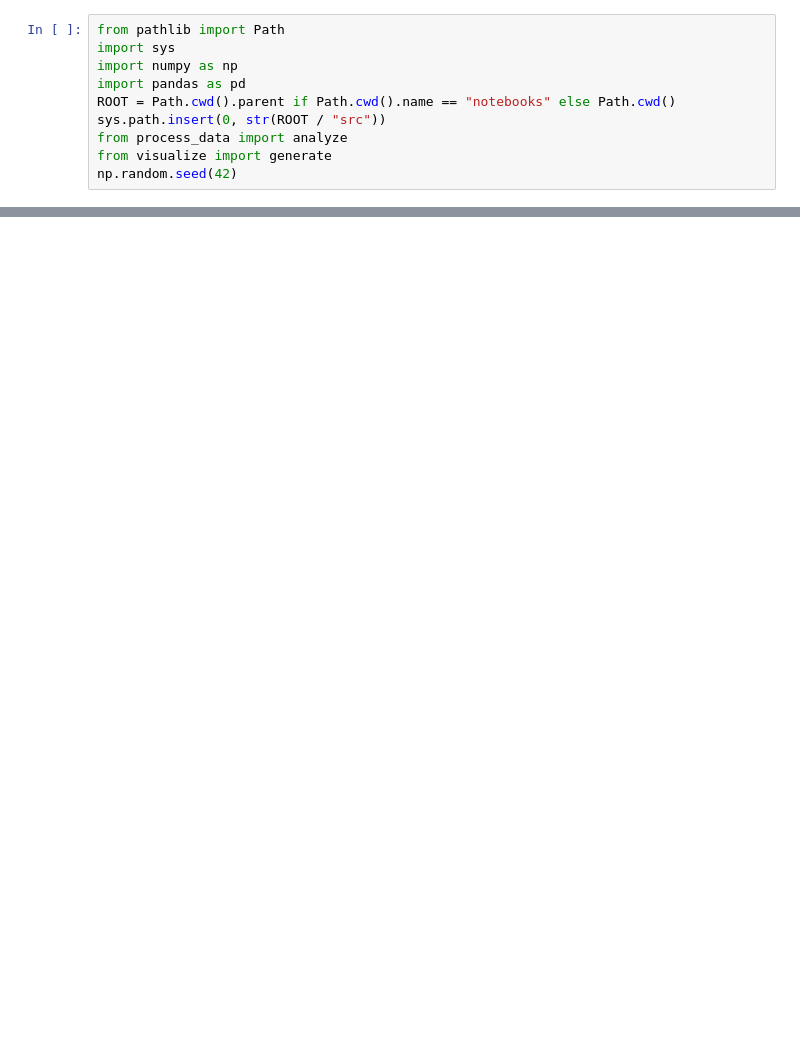
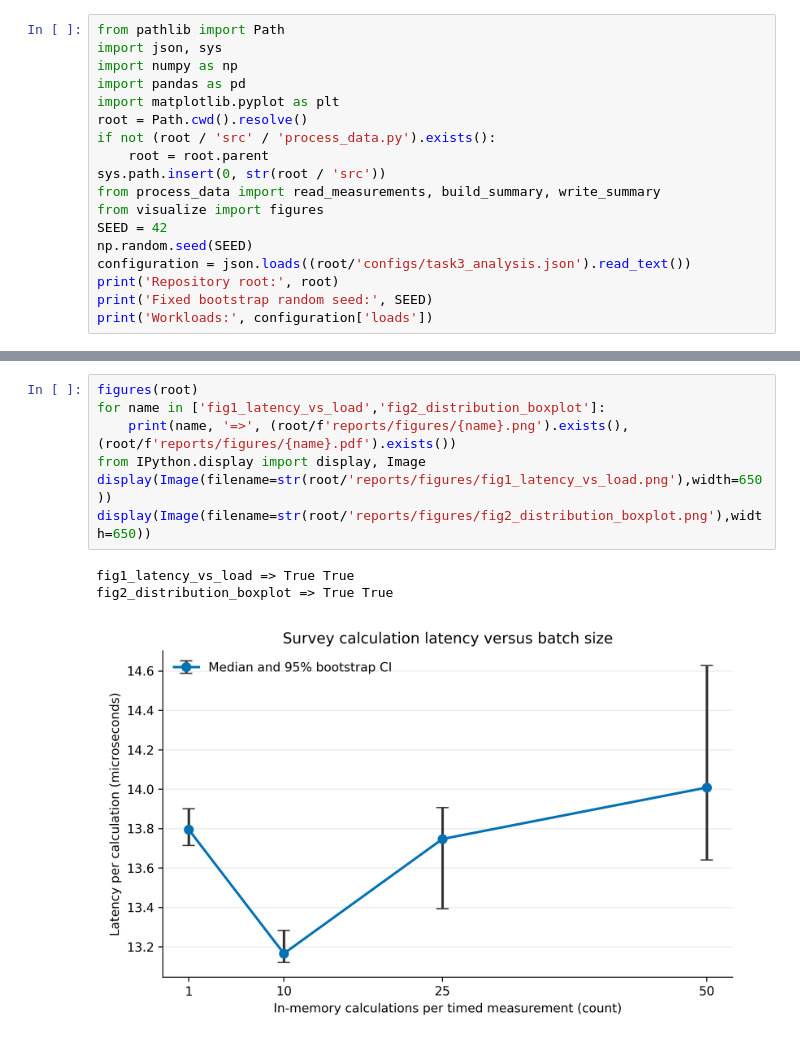
Before and after one commit to marzhanolzhabek/ai-medical-trust-research, a Jupyter notebook: notebooks/01_data_analysis.ipynb, the cells around one changed output, grey strips where cells are left out. Drawn from its saved outputs; the diff is of its cells as text; blank space fills up the shorter version.

```diff
--- a/notebooks/01_data_analysis.ipynb
+++ b/notebooks/01_data_analysis.ipynb
@@ -4,10 +12,18 @@ Sharipkhan Merey & Olzhabek Marzhan. **Synthetic smoke-test only**; no real part
 # %%
 from pathlib import Path
-import sys
+import json, sys
 import numpy as np
 import pandas as pd
-ROOT = Path.cwd().parent if Path.cwd().name == "notebooks" else Path.cwd()
-sys.path.insert(0, str(ROOT / "src"))
-from process_data import analyze
-from visualize import generate
-np.random.seed(42)
+import matplotlib.pyplot as plt
+root = Path.cwd().resolve()
+if not (root / 'src' / 'process_data.py').exists():
+    root = root.parent
+sys.path.insert(0, str(root / 'src'))
+from process_data import read_measurements, build_summary, write_summary
+from visualize import figures
+SEED = 42
+np.random.seed(SEED)
+configuration = json.loads((root/'configs/task3_analysis.json').read_text())
+print('Repository root:', root)
+print('Fixed bootstrap random seed:', SEED)
+print('Workloads:', configuration['loads'])
@@ -51,0 +77,11 @@ These are ten synthetic responses (five per group), so no real-world statistical
+# %%
+figures(root)
+for name in ['fig1_latency_vs_load','fig2_distribution_boxplot']:
+    print(name, '=>', (root/f'reports/figures/{name}.png').exists(), (root/f'reports/figures/{name}.pdf').exists())
+from IPython.display import display, Image
+display(Image(filename=str(root/'reports/figures/fig1_latency_vs_load.png'),width=650))
+display(Image(filename=str(root/'reports/figures/fig2_distribution_boxplot.png'),width=650))
+# %% [output]
+fig1_latency_vs_load => True True
+fig2_distribution_boxplot => True True
+[figure, added]
```
Also changed, not shown: parts of 17 cells of this notebook, 14 other files.
